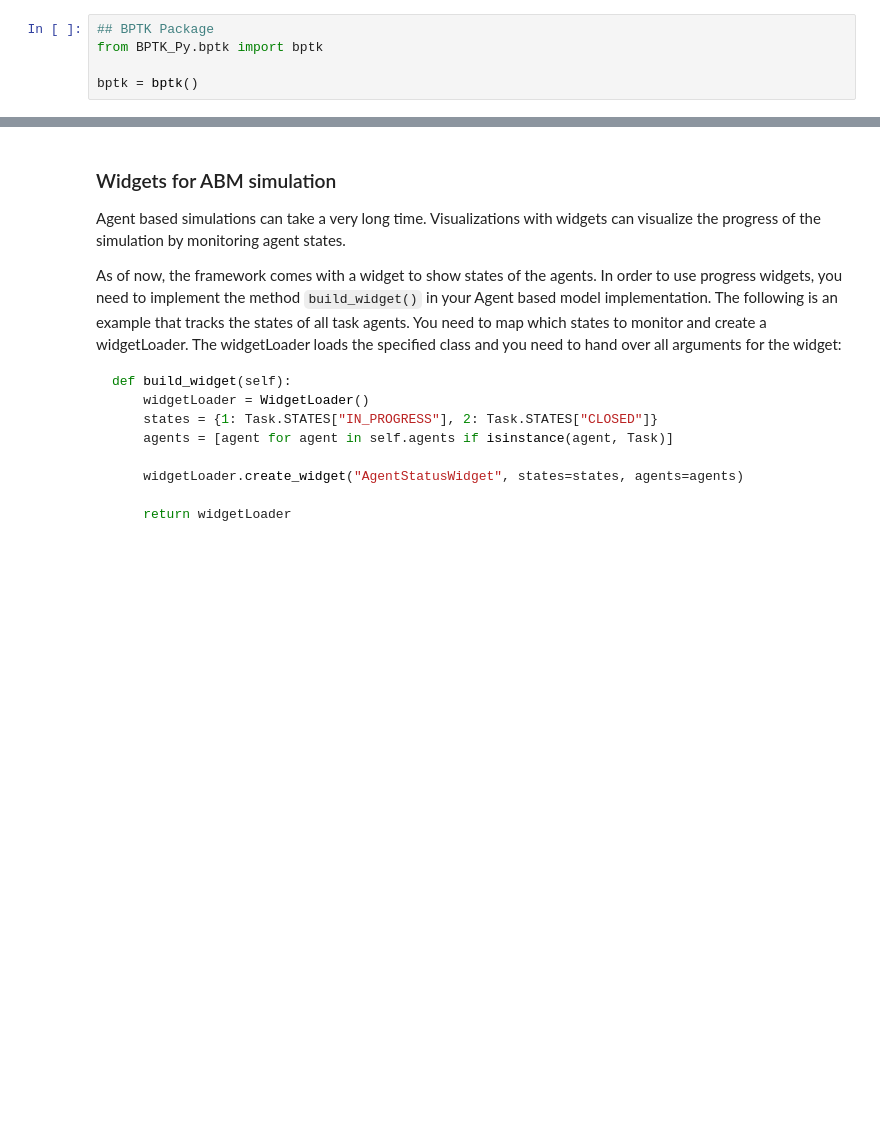
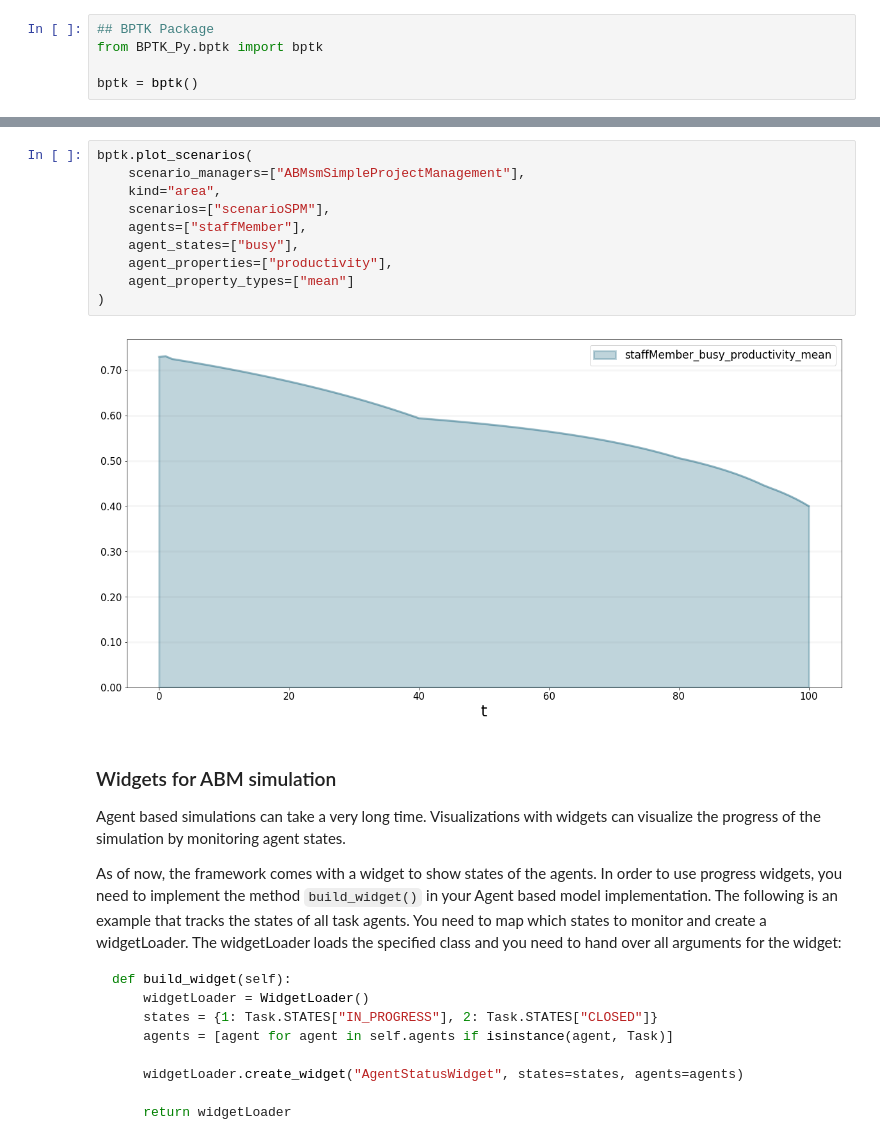
Before and after one commit to transentis/bptk_py_tutorial, a Jupyter notebook: bptk_py_abm_intro.ipynb, the cells around one changed output, grey strips where cells are left out. Cells and saved outputs as stored; diff of their text form; blank space fills up the shorter version.

```diff
--- a/bptk_py_abm_intro.ipynb
+++ b/bptk_py_abm_intro.ipynb
@@ -32,3 +71,15 @@ bptk.plot_scenarios(
+# %%
+bptk.plot_scenarios(
+    scenario_managers=["ABMsmSimpleProjectManagement"],
+    kind="area",
+    scenarios=["scenarioSPM"],
+    agents=["staffMember"],
+    agent_states=["busy"],
+    agent_properties=["productivity"],
+    agent_property_types=["mean"]
+)
+# %% [output]
+[figure, added]
 # %% [markdown]
 ### Widgets for ABM simulation
 Agent based simulations can take a very long time. Visualizations with widgets can visualize the progress of the simulation by monitoring agent states.
```
Also changed, not shown: parts of 5 cells of this notebook, 7 other files.
